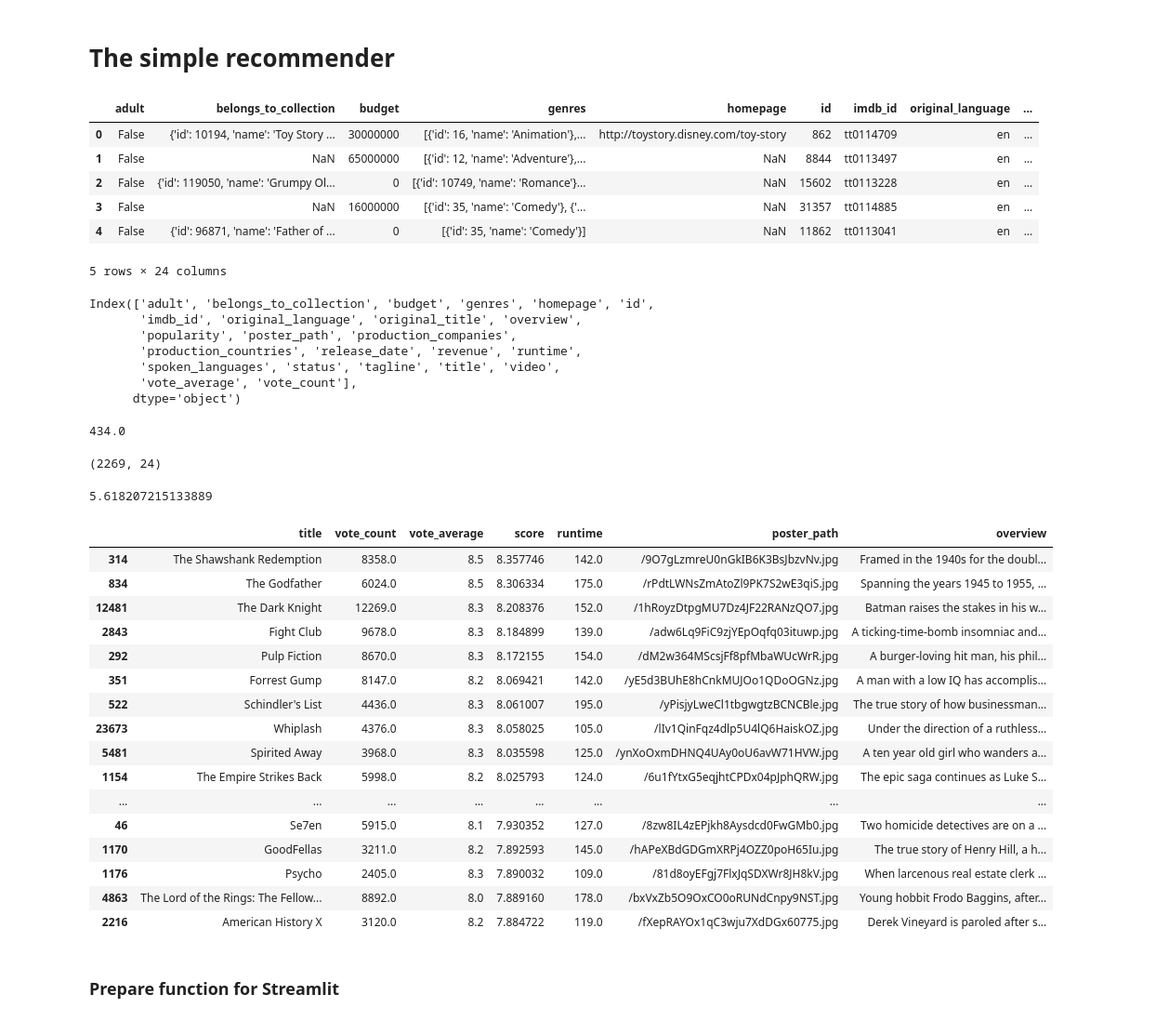
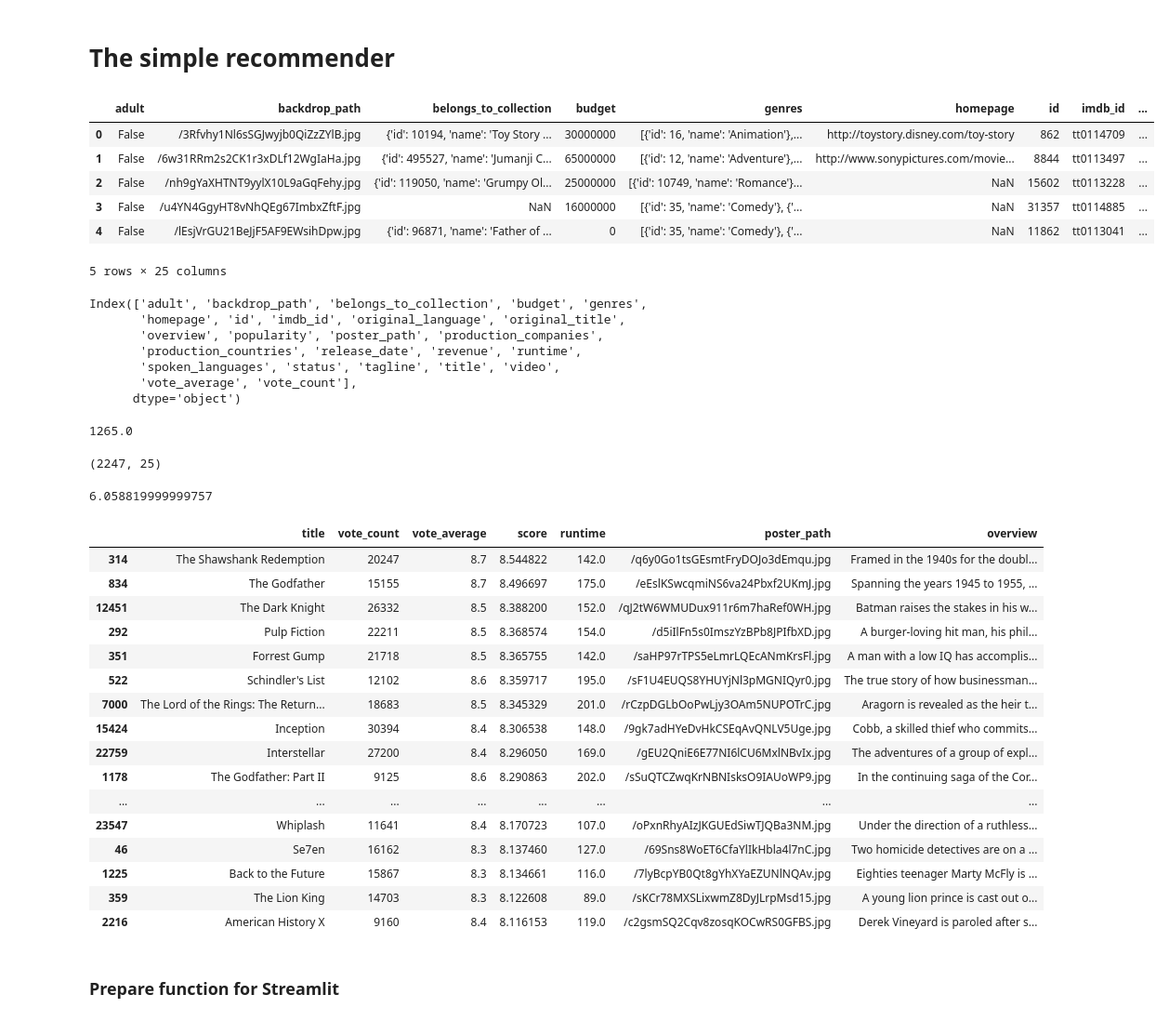
Before and after one commit to casiopa/movie_recommenders, a Jupyter notebook: notebooks/1-SimpleRecommender-IMDbTop250.ipynb, the cells around one changed output. Shown at 93% size. Saved outputs shown, nothing was run; the diff lists cells and outputs as text; code cells hidden in the pictures.

Commit message:
Update movies_metadata_v2

```diff
--- a/notebooks/1-SimpleRecommender-IMDbTop250.ipynb
+++ b/notebooks/1-SimpleRecommender-IMDbTop250.ipynb
@@ -9,25 +9,25 @@ https://www.kaggle.com/rounakbanik/the-movies-dataset
 # %%
 import pandas as pd
 import numpy as np
 
 data_path = '../data/MoviesDataset/'
 
-df = pd.read_csv(data_path + 'movies_metadata.csv', low_memory=False)
+df = pd.read_csv(data_path + 'movies_metadata_v2.csv', low_memory=False)
 df.head()
 # %% [output]
-|  | adult | belongs_to_collection | budget | genres | homepage | id | imdb_id | original_language | ... |
-| 0 | False | {'id': 10194, 'name': 'Toy Story ... | 30000000 | [{'id': 16, 'name': 'Animation'},... | http://toystory.disney.com/toy-story | 862 | tt0114709 | en | ... |
-| 1 | False | NaN | 65000000 | [{'id': 12, 'name': 'Adventure'},... | NaN | 8844 | tt0113497 | en | ... |
-| 2 | False | {'id': 119050, 'name': 'Grumpy Ol... | 0 | [{'id': 10749, 'name': 'Romance'}... | NaN | 15602 | tt0113228 | en | ... |
-| 3 | False | NaN | 16000000 | [{'id': 35, 'name': 'Comedy'}, {'... | NaN | 31357 | tt0114885 | en | ... |
-| 4 | False | {'id': 96871, 'name': 'Father of ... | 0 | [{'id': 35, 'name': 'Comedy'}] | NaN | 11862 | tt0113041 | en | ... |
+|  | adult | backdrop_path | belongs_to_collection | budget | genres | homepage | id | imdb_id | ... |
+| 0 | False | /3Rfvhy1Nl6sSGJwyjb0QiZzZYlB.jpg | {'id': 10194, 'name': 'Toy Story ... | 30000000 | [{'id': 16, 'name': 'Animation'},... | http://toystory.disney.com/toy-story | 862 | tt0114709 | ... |
+| 1 | False | /6w31RRm2s2CK1r3xDLf12WgIaHa.jpg | {'id': 495527, 'name': 'Jumanji C... | 65000000 | [{'id': 12, 'name': 'Adventure'},... | http://www.sonypictures.com/movie... | 8844 | tt0113497 | ... |
+| 2 | False | /nh9gYaXHTNT9yylX10L9aGqFehy.jpg | {'id': 119050, 'name': 'Grumpy Ol... | 25000000 | [{'id': 10749, 'name': 'Romance'}... | NaN | 15602 | tt0113228 | ... |
+| 3 | False | /u4YN4GgyHT8vNhQEg67ImbxZftF.jpg | NaN | 16000000 | [{'id': 35, 'name': 'Comedy'}, {'... | NaN | 31357 | tt0114885 | ... |
+| 4 | False | /lEsjVrGU21BeJjF5AF9EWsihDpw.jpg | {'id': 96871, 'name': 'Father of ... | 0 | [{'id': 35, 'name': 'Comedy'}, {'... | NaN | 11862 | tt0113041 | ... |
-5 rows × 24 columns
+5 rows × 25 columns
 # %%
 df.columns
 # %% [output]
-Index(['adult', 'belongs_to_collection', 'budget', 'genres', 'homepage', 'id',
-       'imdb_id', 'original_language', 'original_title', 'overview',
-       'popularity', 'poster_path', 'production_companies',
+Index(['adult', 'backdrop_path', 'belongs_to_collection', 'budget', 'genres',
+       'homepage', 'id', 'imdb_id', 'original_language', 'original_title',
+       'overview', 'popularity', 'poster_path', 'production_companies',
        'production_countries', 'release_date', 'revenue', 'runtime',
        'spoken_languages', 'status', 'tagline', 'title', 'video',
        'vote_average', 'vote_count'],
@@ -37,7 +37,7 @@ Index(['adult', 'belongs_to_collection', 'budget', 'genres', 'homepage', 'id',
 m = df['vote_count'].quantile(0.95)
 m
 # %% [output]
-434.0
+1265.0
 # %%
 #Only consider movies longer than 45 minutes and shorter than 300 minutes
 q_movies = df[(df['runtime'] >= 45) & (df['runtime'] <= 300)]
@@ -48,13 +48,13 @@ q_movies = q_movies[q_movies['vote_count'] >= m]
 #Inspect the number of movies that made the cut
 q_movies.shape
 # %% [output]
-(2269, 24)
+(2247, 25)
 # %%
 # Calculate C
 C = df['vote_average'].mean()
 C
 # %% [output]
-5.618207215133889
+6.058819999999757
 # %%
 # Function to compute the IMDB weighted rating for each movie
 def weighted_rating(x, m=m, C=C):
@@ -73,22 +73,22 @@ q_movies = q_movies.sort_values('score', ascending=False)
 q_movies[['title', 'vote_count', 'vote_average', 'score', 'runtime', 'poster_path', 'overview']].head(25)
 # %% [output]
 |  | title | vote_count | vote_average | score | runtime | poster_path | overview |
-| 314 | The Shawshank Redemption | 8358.0 | 8.5 | 8.357746 | 142.0 | /9O7gLzmreU0nGkIB6K3BsJbzvNv.jpg | Framed in the 1940s for the doubl... |
-| 834 | The Godfather | 6024.0 | 8.5 | 8.306334 | 175.0 | /rPdtLWNsZmAtoZl9PK7S2wE3qiS.jpg | Spanning the years 1945 to 1955, ... |
-| 12481 | The Dark Knight | 12269.0 | 8.3 | 8.208376 | 152.0 | /1hRoyzDtpgMU7Dz4JF22RANzQO7.jpg | Batman raises the stakes in his w... |
-| 2843 | Fight Club | 9678.0 | 8.3 | 8.184899 | 139.0 | /adw6Lq9FiC9zjYEpOqfq03ituwp.jpg | A ticking-time-bomb insomniac and... |
-| 292 | Pulp Fiction | 8670.0 | 8.3 | 8.172155 | 154.0 | /dM2w364MScsjFf8pfMbaWUcWrR.jpg | A burger-loving hit man, his phil... |
-| 351 | Forrest Gump | 8147.0 | 8.2 | 8.069421 | 142.0 | /yE5d3BUhE8hCnkMUJOo1QDoOGNz.jpg | A man with a low IQ has accomplis... |
-| 522 | Schindler's List | 4436.0 | 8.3 | 8.061007 | 195.0 | /yPisjyLweCl1tbgwgtzBCNCBle.jpg | The true story of how businessman... |
-| 23673 | Whiplash | 4376.0 | 8.3 | 8.058025 | 105.0 | /lIv1QinFqz4dlp5U4lQ6HaiskOZ.jpg | Under the direction of a ruthless... |
-| 5481 | Spirited Away | 3968.0 | 8.3 | 8.035598 | 125.0 | /ynXoOxmDHNQ4UAy0oU6avW71HVW.jpg | A ten year old girl who wanders a... |
-| 1154 | The Empire Strikes Back | 5998.0 | 8.2 | 8.025793 | 124.0 | /6u1fYtxG5eqjhtCPDx04pJphQRW.jpg | The epic saga continues as Luke S... |
+| 314 | The Shawshank Redemption | 20247 | 8.7 | 8.544822 | 142.0 | /q6y0Go1tsGEsmtFryDOJo3dEmqu.jpg | Framed in the 1940s for the doubl... |
+| 834 | The Godfather | 15155 | 8.7 | 8.496697 | 175.0 | /eEslKSwcqmiNS6va24Pbxf2UKmJ.jpg | Spanning the years 1945 to 1955, ... |
+| 12451 | The Dark Knight | 26332 | 8.5 | 8.388200 | 152.0 | /qJ2tW6WMUDux911r6m7haRef0WH.jpg | Batman raises the stakes in his w... |
+| 292 | Pulp Fiction | 22211 | 8.5 | 8.368574 | 154.0 | /d5iIlFn5s0ImszYzBPb8JPIfbXD.jpg | A burger-loving hit man, his phil... |
+| 351 | Forrest Gump | 21718 | 8.5 | 8.365755 | 142.0 | /saHP97rTPS5eLmrLQEcANmKrsFl.jpg | A man with a low IQ has accomplis... |
+| 522 | Schindler's List | 12102 | 8.6 | 8.359717 | 195.0 | /sF1U4EUQS8YHUYjNl3pMGNIQyr0.jpg | The true story of how businessman... |
+| 7000 | The Lord of the Rings: The Return... | 18683 | 8.5 | 8.345329 | 201.0 | /rCzpDGLbOoPwLjy3OAm5NUPOTrC.jpg | Aragorn is revealed as the heir t... |
+| 15424 | Inception | 30394 | 8.4 | 8.306538 | 148.0 | /9gk7adHYeDvHkCSEqAvQNLV5Uge.jpg | Cobb, a skilled thief who commits... |
+| 22759 | Interstellar | 27200 | 8.4 | 8.296050 | 169.0 | /gEU2QniE6E77NI6lCU6MxlNBvIx.jpg | The adventures of a group of expl... |
+| 1178 | The Godfather: Part II | 9125 | 8.6 | 8.290863 | 202.0 | /sSuQTCZwqKrNBNIsksO9IAUoWP9.jpg | In the continuing saga of the Cor... |
 | ... | ... | ... | ... | ... | ... | ... | ... |
-| 46 | Se7en | 5915.0 | 8.1 | 7.930352 | 127.0 | /8zw8IL4zEPjkh8Aysdcd0FwGMb0.jpg | Two homicide detectives are on a ... |
-| 1170 | GoodFellas | 3211.0 | 8.2 | 7.892593 | 145.0 | /hAPeXBdGDGmXRPj4OZZ0poH65Iu.jpg | The true story of Henry Hill, a h... |
-| 1176 | Psycho | 2405.0 | 8.3 | 7.890032 | 109.0 | /81d8oyEFgj7FlxJqSDXWr8JH8kV.jpg | When larcenous real estate clerk ... |
-| 4863 | The Lord of the Rings: The Fellow... | 8892.0 | 8.0 | 7.889160 | 178.0 | /bxVxZb5O9OxCO0oRUNdCnpy9NST.jpg | Young hobbit Frodo Baggins, after... |
-| 2216 | American History X | 3120.0 | 8.2 | 7.884722 | 119.0 | /fXepRAYOx1qC3wju7XdDGx60775.jpg | Derek Vineyard is paroled after s... |
+| 23547 | Whiplash | 11641 | 8.4 | 8.170723 | 107.0 | /oPxnRhyAIzJKGUEdSiwTJQBa3NM.jpg | Under the direction of a ruthless... |
+| 46 | Se7en | 16162 | 8.3 | 8.137460 | 127.0 | /69Sns8WoET6CfaYlIkHbla4l7nC.jpg | Two homicide detectives are on a ... |
+| 1225 | Back to the Future | 15867 | 8.3 | 8.134661 | 116.0 | /7lyBcpYB0Qt8gYhXYaEZUNlNQAv.jpg | Eighties teenager Marty McFly is ... |
+| 359 | The Lion King | 14703 | 8.3 | 8.122608 | 89.0 | /sKCr78MXSLixwmZ8DyJLrpMsd15.jpg | A young lion prince is cast out o... |
+| 2216 | American History X | 9160 | 8.4 | 8.116153 | 119.0 | /c2gsmSQ2Cqv8zosqKOCwRS0GFBS.jpg | Derek Vineyard is paroled after s... |
 # %% [markdown]
 ### Prepare function for Streamlit
 # %%
```
Also changed, not shown: 3 other files.
